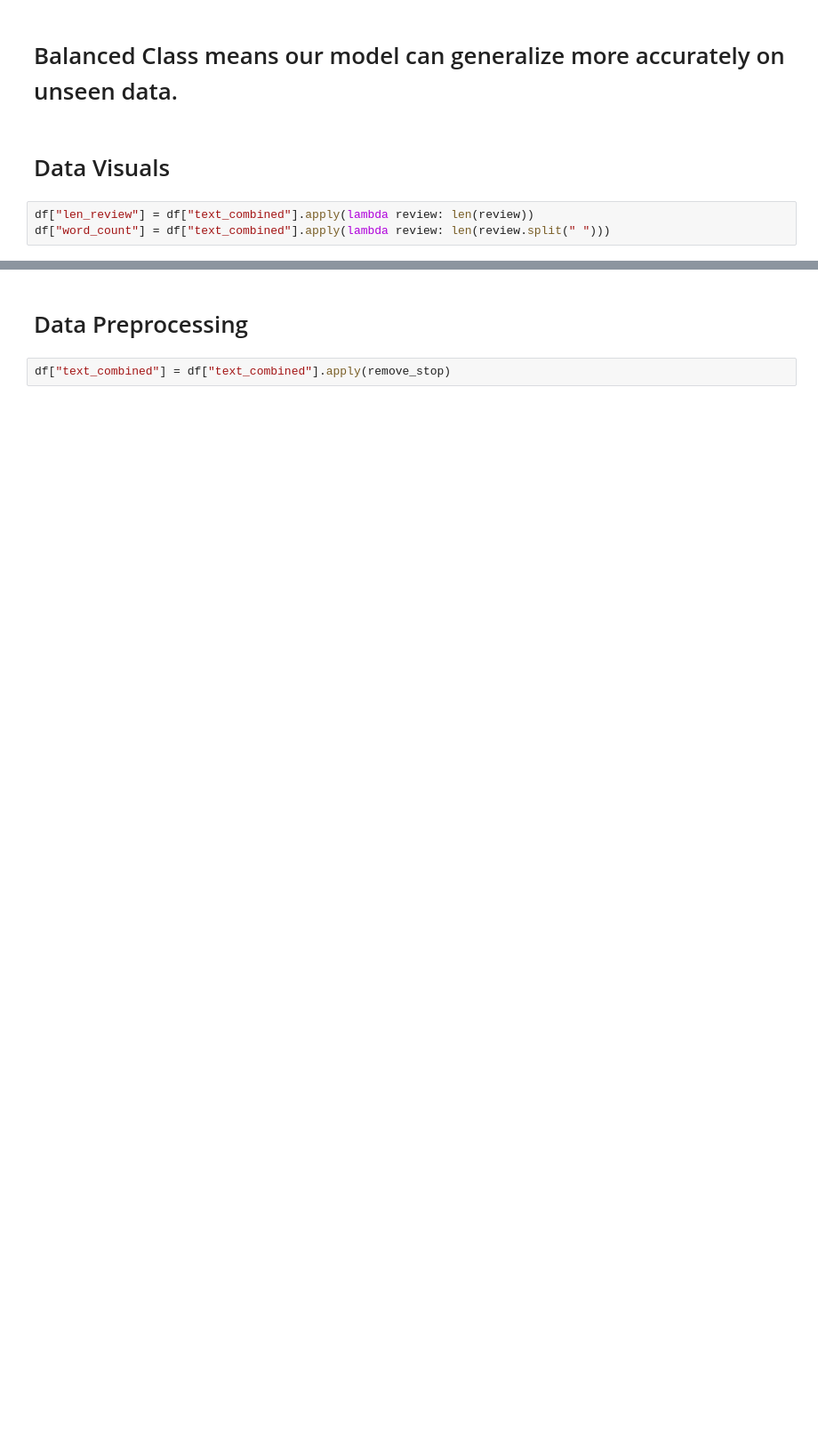
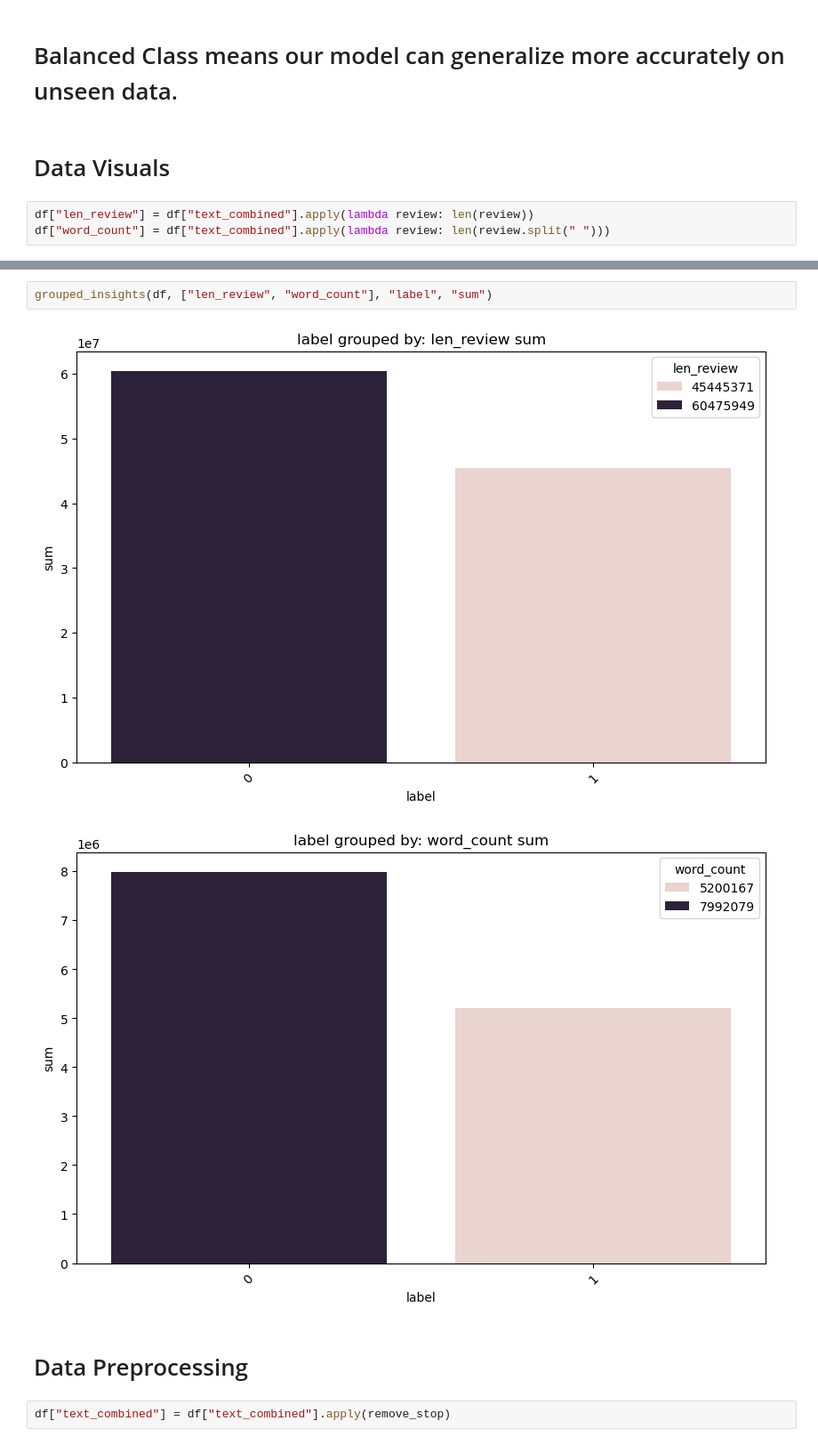
Before and after one commit to MaukanMir/Phising-Emal-Sentiment-Analysis, a Jupyter notebook: training.ipynb, the cells around one changed output, grey strips where cells are left out. Shown at 89% size. Drawn from its saved outputs; the diff is of its cells as text; blank space fills up the shorter version.

```diff
--- a/training.ipynb
+++ b/training.ipynb
@@ -103,3 +121,8 @@ for col in cols:
+# %%
+grouped_insights(df, ["len_review", "word_count"], "label", "sum")
+# %% [output]
+[figure, added]
+[figure, added]
 # %% [markdown]
 # Data Preprocessing
 # %%
```
Also changed, not shown: parts of 4 cells of this notebook.
